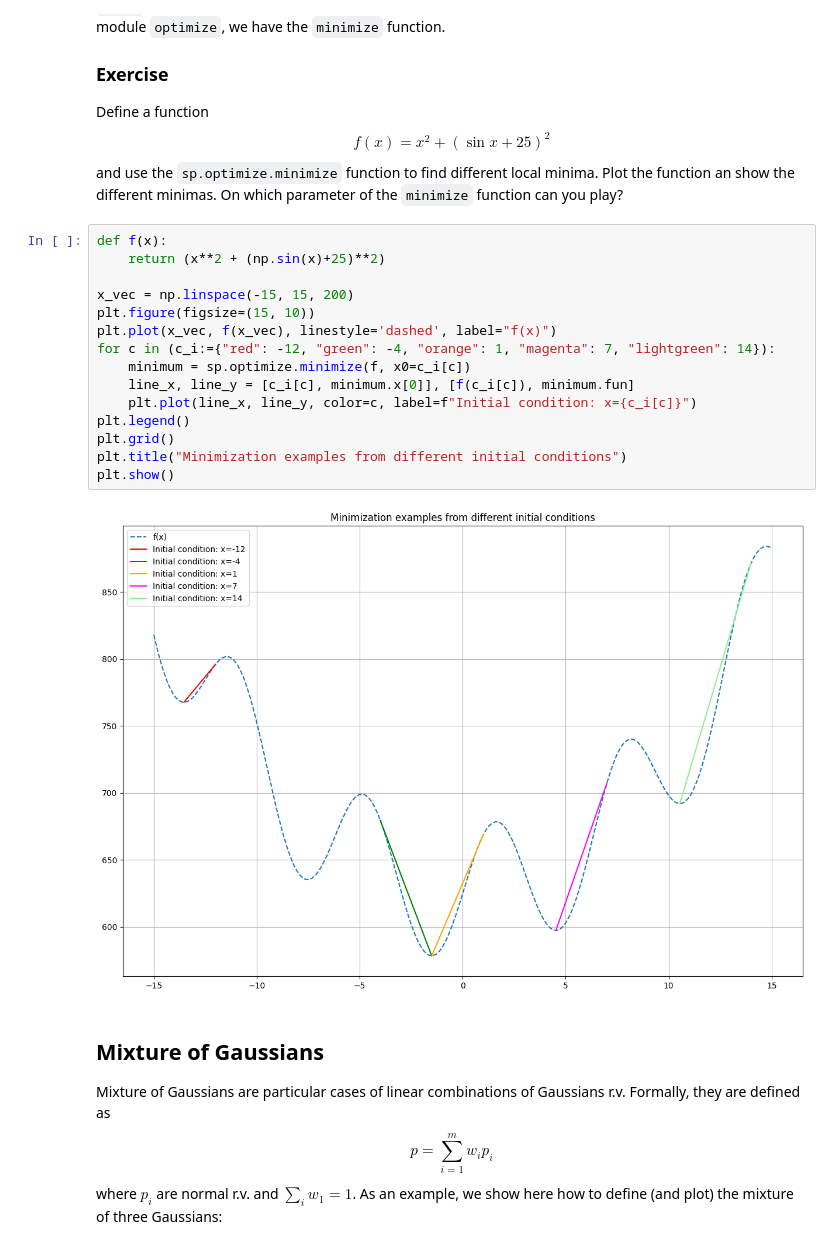
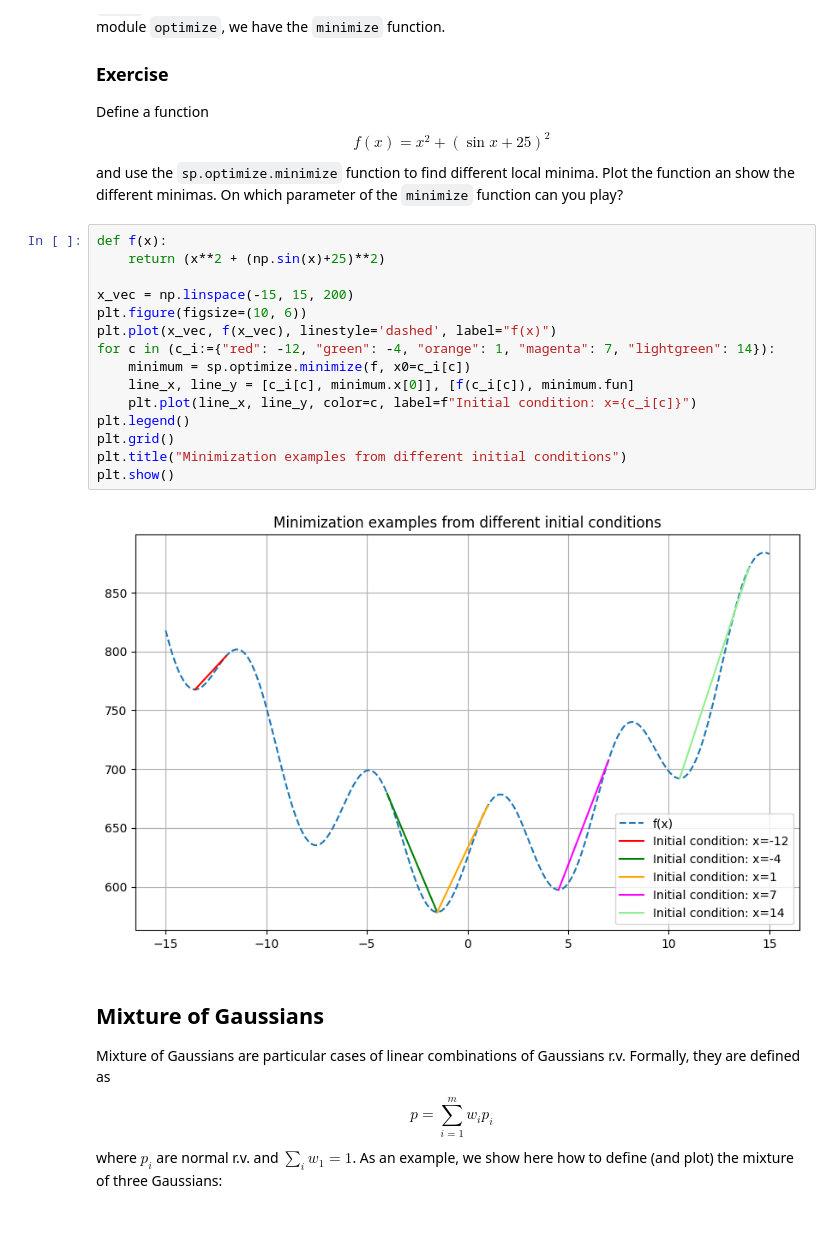
Before and after one commit to ULB-MachineLearningGroup/INFO-F422, a Jupyter notebook: Practicals/01.ipynb, the cells around one changed output. Saved outputs shown, nothing was run; the diff lists cells and outputs as text.

```diff
--- a/Practicals/01.ipynb
+++ b/Practicals/01.ipynb
@@ -536,20 +530,20 @@ and use the `sp.optimize.minimize` function to find different local minima. Plot
 # %%
 def f(x):
     return (x**2 + (np.sin(x)+25)**2)
 
 x_vec = np.linspace(-15, 15, 200)
-plt.figure(figsize=(15, 10))
+plt.figure(figsize=(10, 6))
 plt.plot(x_vec, f(x_vec), linestyle='dashed', label="f(x)")
 for c in (c_i:={"red": -12, "green": -4, "orange": 1, "magenta": 7, "lightgreen": 14}):
     minimum = sp.optimize.minimize(f, x0=c_i[c])
     line_x, line_y = [c_i[c], minimum.x[0]], [f(c_i[c]), minimum.fun]
     plt.plot(line_x, line_y, color=c, label=f"Initial condition: x={c_i[c]}")
 plt.legend()
 plt.grid()
 plt.title("Minimization examples from different initial conditions")
 plt.show()
 # %% [output]
-[figure, old version]
+[figure, new version]
 # %% [markdown]
 ## Mixture of Gaussians
 Mixture of Gaussians are particular cases of linear combinations of Gaussians r.v. Formally, they are defined as
```
Also changed, not shown: parts of 9 cells of this notebook, 2 other files.
